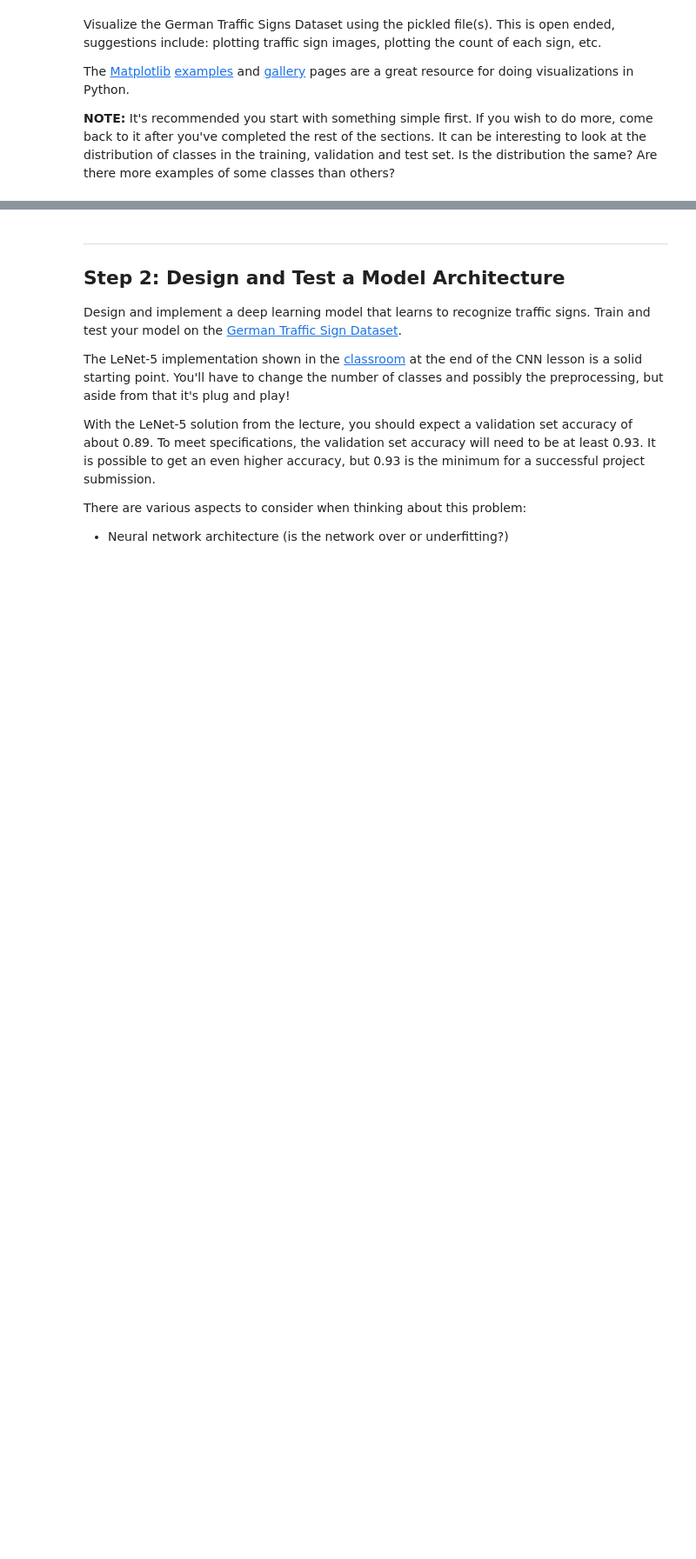
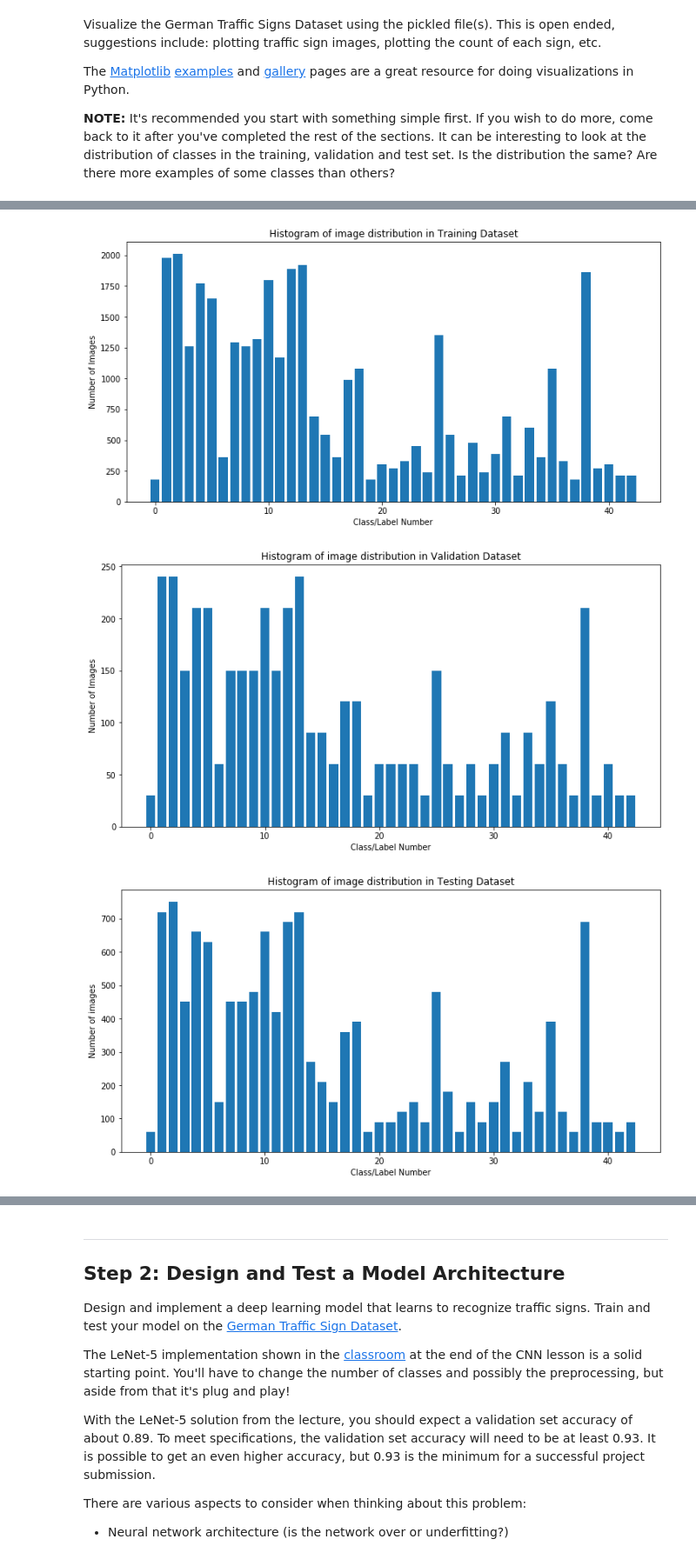
Before and after one commit to ChristianSAW/Traffic-Sign-Classifier, a Jupyter notebook: Traffic_Sign_Classifier.ipynb, the cells around one changed output, grey strips where cells are left out. Shown at 87% size. Cells and saved outputs as stored; diff of their text form; code cells hidden in the pictures; blank space fills up the shorter version.

```diff
--- a/Traffic_Sign_Classifier.ipynb
+++ b/Traffic_Sign_Classifier.ipynb
@@ -100,0 +199,7 @@ import matplotlib.pyplot as plt
+# %%
+# plot histogram for each data set of number of images beloning to each label.
+plot_hist(n_classes,X_train,y_train,X_valid,y_valid,X_test,y_test)
+# %% [output]
+[figure, added]
+[figure, added]
+[figure, added]
```
Also changed, not shown: parts of 6 cells of this notebook.
